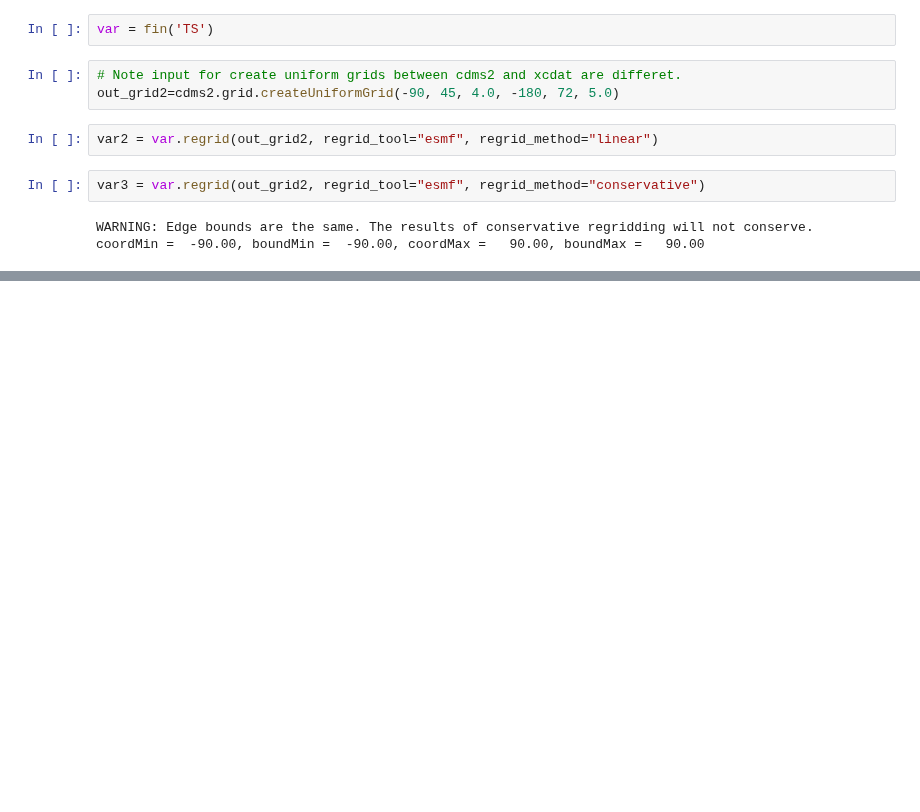
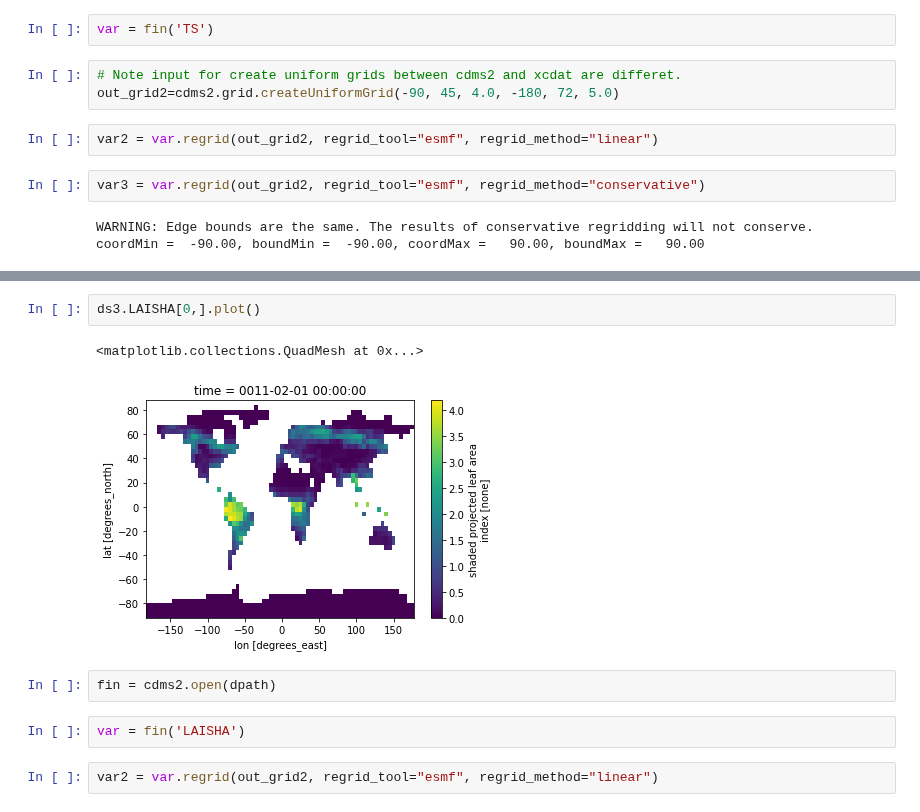
Before and after one commit to xCDAT/xcdat-validation, a Jupyter notebook: validation/regridding/regrid_cdat_xcdat.ipynb, the cells around one changed output, grey strips where cells are left out. Drawn from its saved outputs; the diff is of its cells as text; blank space fills up the shorter version.

```diff
--- a/validation/regridding/regrid_cdat_xcdat.ipynb
+++ b/validation/regridding/regrid_cdat_xcdat.ipynb
@@ -96,0 +170,11 @@ masked_array(
+# %%
+ds3.LAISHA[0,].plot()
+# %% [output]
+<matplotlib.collections.QuadMesh at 0x...>
+[figure, added]
+# %%
+fin = cdms2.open(dpath)
+# %%
+var = fin('LAISHA')
+# %%
+var2 = var.regrid(out_grid2, regrid_tool="esmf", regrid_method="linear")
```
Also changed, not shown: parts of 19 cells of this notebook, 2 other files.
